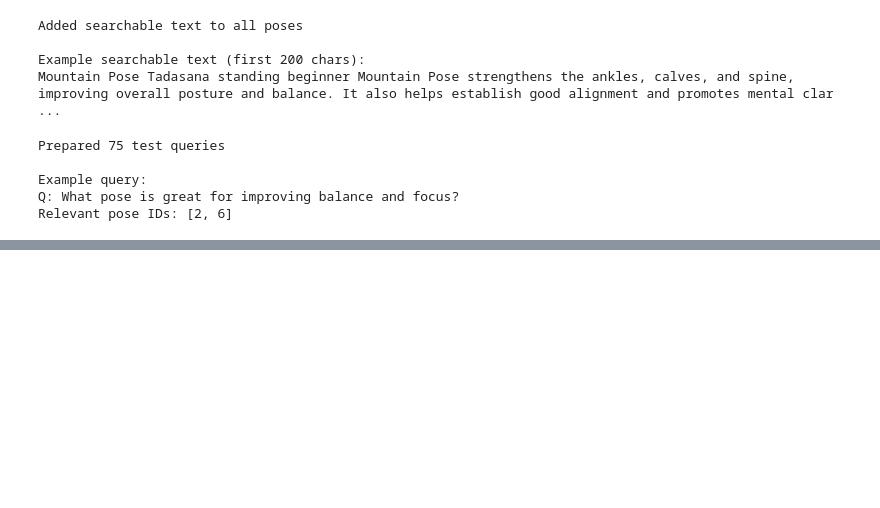
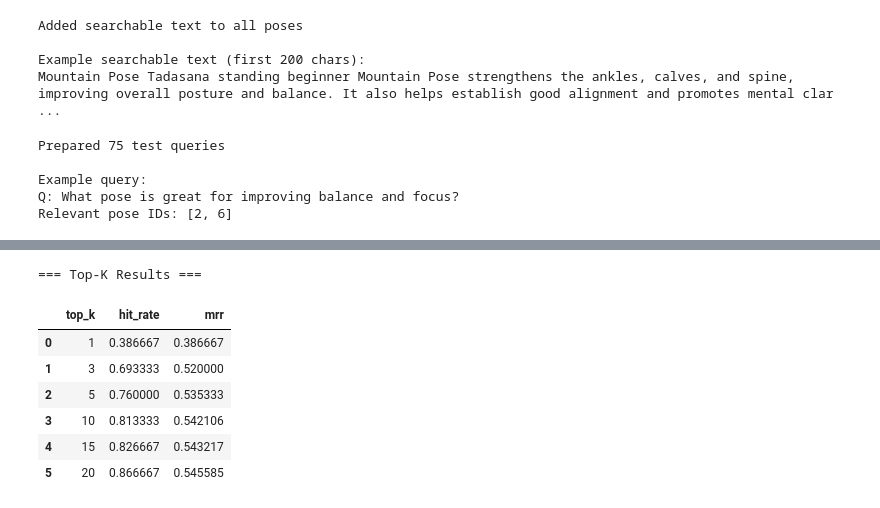
Before and after one commit to Ramsi-K/yoga-assistant-knowledge-rag, a Jupyter notebook: notebooks/retrieval-experiments.ipynb, the cells around one changed output, grey strips where cells are left out. Saved outputs shown, nothing was run; the diff lists cells and outputs as text; code cells hidden in the pictures; blank space fills up the shorter version.

```diff
--- a/notebooks/retrieval-experiments.ipynb
+++ b/notebooks/retrieval-experiments.ipynb
@@ -231,0 +534,32 @@ Relevant pose IDs: [2, 6]
+# %%
+# Get best fields from previous tuning
+best_fields = best_fields_config["fields"].split(", ")
+print(f"Using best fields: {best_fields}")
+
+# Create search with best fields
+best_bm25_search = BM25Search(pose_dict, fields=best_fields)
+
+# Test different top_k values
+top_k_values = [1, 3, 5, 10, 15, 20]
+top_k_results = []
+
+print("Testing different top_k values...")
+for k in top_k_values:
+    results = evaluate_search(
+        lambda q, top_k: best_bm25_search.search(q, top_k),
+        test_queries,
+        top_k=k,
+    )
+
+    top_k_results.append(
+        {
+            "top_k": k,
+            "hit_rate": results["metrics"]["hit_rate"],
+            "mrr": results["metrics"]["mrr"],
+        }
+    )
+
+    print(f"top_k={k}")
+    print(f"  Hit Rate: {results['metrics']['hit_rate']:.3f}")
+    print(f"  MRR: {results['metrics']['mrr']:.3f}")
+    print()
@@ -231,0 +584,14 @@ Relevant pose IDs: [2, 6]
+# %%
+# Display results as a table
+top_k_results_df = pd.DataFrame(top_k_results)
+print("=== Top-K Results ===")
+top_k_results_df
+# %% [output]
+=== Top-K Results ===
+|  | top_k | hit_rate | mrr |
+| 0 | 1 | 0.386667 | 0.386667 |
+| 1 | 3 | 0.693333 | 0.520000 |
+| 2 | 5 | 0.760000 | 0.535333 |
+| 3 | 10 | 0.813333 | 0.542106 |
+| 4 | 15 | 0.826667 | 0.543217 |
+| 5 | 20 | 0.866667 | 0.545585 |
```
Also changed, not shown: parts of 27 cells of this notebook, 3 other files.
